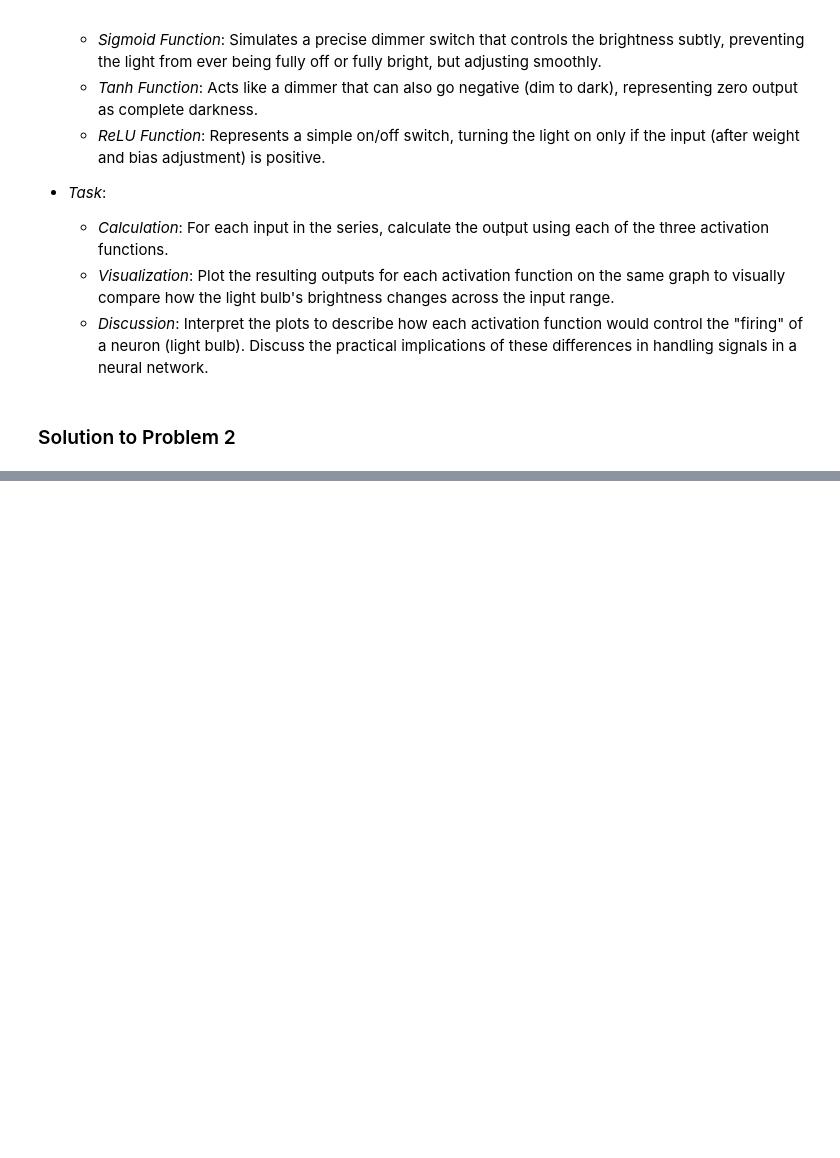
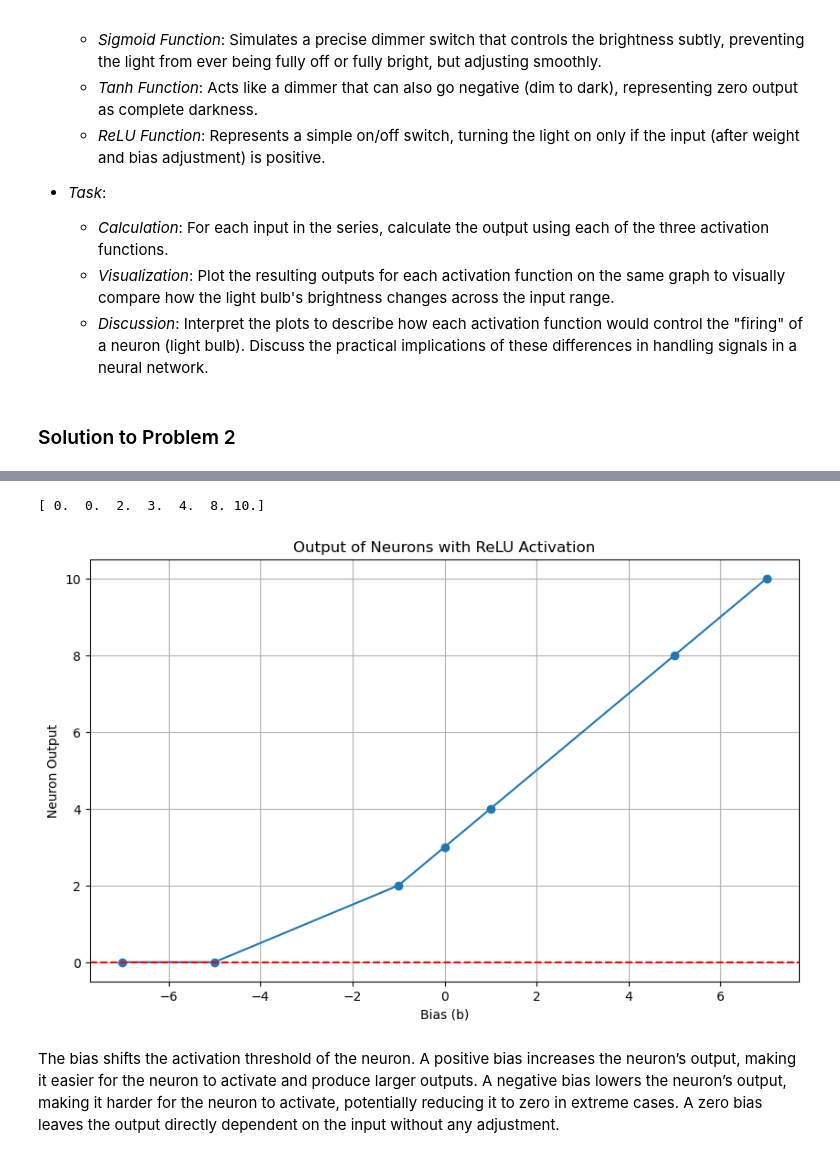
Before and after one commit to SadiahZ14/Artificial-Neural-Networks, a Jupyter notebook: Chapter_1/Problems.ipynb, the cells around one changed output, grey strips where cells are left out. Saved outputs shown, nothing was run; the diff lists cells and outputs as text; code cells hidden in the pictures; blank space fills up the shorter version.

```diff
--- a/Chapter_1/Problems.ipynb
+++ b/Chapter_1/Problems.ipynb
@@ -119,0 +267,36 @@ These problems help you understand how single neurons function, focusing on the
+# %%
+import numpy as np
+import matplotlib.pyplot as plt
+
+# Keep the input fixed at x = 2
+x = 2
+
+# Define the weights and biases for the neurons
+w = 1.5
+b = np.array([-7, -5, -1, 0, 1, 5, 7])
+
+# Compute the weighted sum of x and w
+y = w*x + b
+
+# Define the activation function
+def relu(x):
+    return np.maximum(0, x)
+
+# Compute the output of the neurons
+y_relu = relu(y)
+print(y_relu)
+
+# Plot the output of the neurons
+plt.figure(figsize=(10,6))
+plt.plot(b, y_relu, marker='o')
+plt.axhline(y=0, color='r', linestyle='--')
+plt.xlabel('Bias (b)')
+plt.ylabel('Neuron Output')
+plt.title('Output of Neurons with ReLU Activation')
+plt.grid()
+plt.show()
+# %% [output]
+[ 0.  0.  2.  3.  4.  8. 10.]
+[figure, added]
+# %% [markdown]
+The bias shifts the activation threshold of the neuron. A positive bias increases the neuron’s output, making it easier for the neuron to activate and produce larger outputs. A negative bias lowers the neuron’s output, making it harder for the neuron to activate, potentially reducing it to zero in extreme cases. A zero bias leaves the output directly dependent on the input without any adjustment.
```
Also changed, not shown: parts of 11 cells of this notebook.
